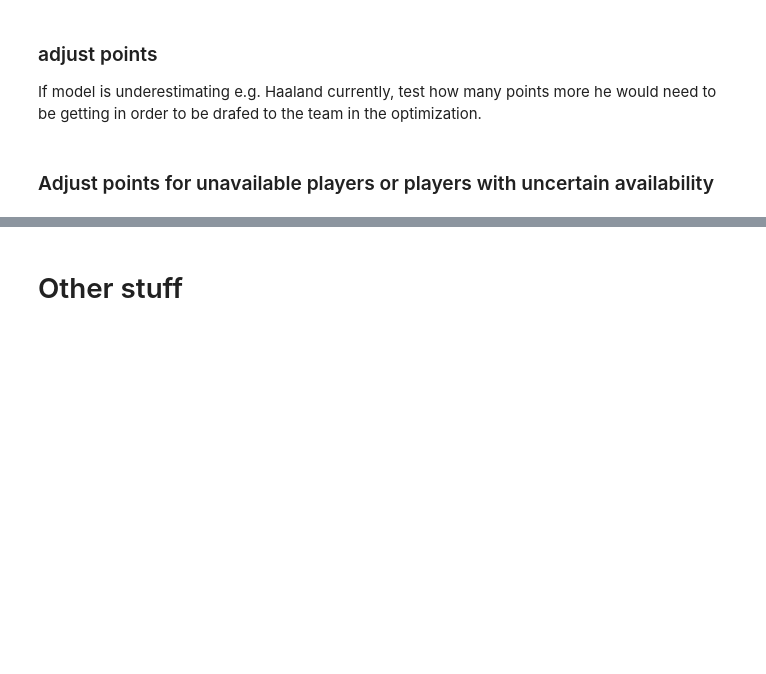
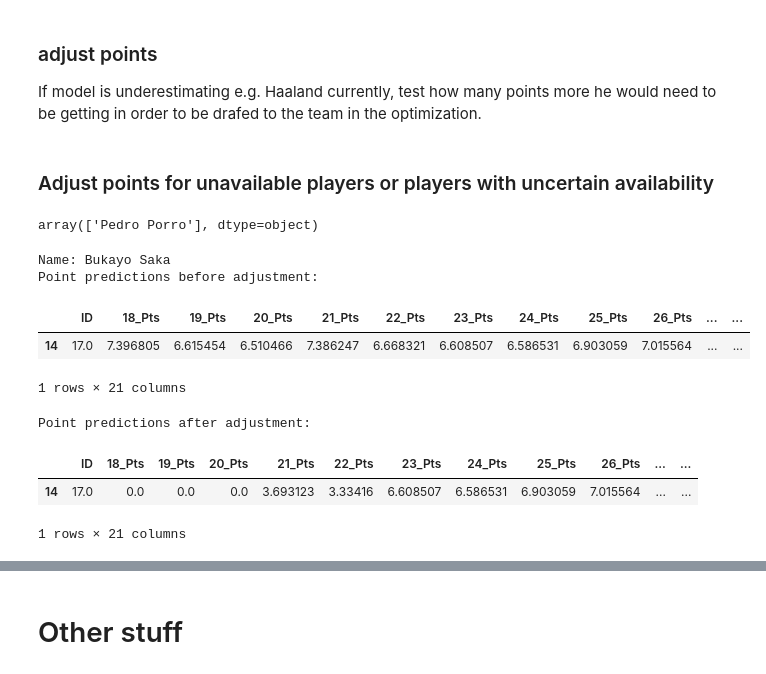
Before and after one commit to jaksticks/Fantasy-Premier-League, a Jupyter notebook: season24_25/notebooks/fplreview_style_projection_data.ipynb, the cells around one changed output, grey strips where cells are left out. Drawn from its saved outputs; the diff is of its cells as text; code cells hidden in the pictures; blank space fills up the shorter version.

Commit message:
update before week 18

```diff
--- a/season24_25/notebooks/fplreview_style_projection_data.ipynb
+++ b/season24_25/notebooks/fplreview_style_projection_data.ipynb
@@ -1,7 +1,7 @@
 # %% [markdown]
 This notebook is used to create a csv file that includes my point projections in a format similar to fplreview.com. This csv file can then be used for making advanced team optimization plans using Sertalp B. Cay's repo "fpl-optimization".
 # %%
-latest_gameweek = 16
+latest_gameweek = 17
 # %%
 import numpy as np
 import pandas as pd
@@ -12,8 +12,8 @@ import json
 Info on your own team; starting point for the optimization.
 # %%
 # get login credentials for fetching team data
-file_path = Path('../../login_credentials/fpl_login.json')
-#file_path = Path('../../login_credentials/fpl_login_2.json')
+#file_path = Path('../../login_credentials/fpl_login.json')
+file_path = Path('../../login_credentials/fpl_login_2.json')
 login_credentials = pd.read_json(file_path, typ='series')
 # %%
 # utility function for fetching team data
@@ -117,7 +216,7 @@ If model is underestimating e.g. Haaland currently, test how many points more he
 projections.loc[projections['name'].str.contains('Haal'), 'id'].unique()
 #projections.loc[projections['name'].str.contains('Palme'), 'id'].unique()
 # %%
-player_id = 351
+player_id = 4
 display(projections.loc[projections.id==player_id, 'name'].unique())
 display(projections_pivot[projections_pivot.ID==player_id])
 # %%
@@ -125,7 +224,7 @@ pts_cols = [col for col in projections_pivot.columns if 'Pts' in col]
 projections_pivot.loc[projections_pivot.ID==player_id, pts_cols].sum(axis=1) / 10
 # %%
 gameweeks = np.arange(latest_gameweek+1,latest_gameweek+11)
-add_constant = 1
+add_constant = -1
 
 for i in range(len(gameweeks)):
     projections_pivot.loc[projections_pivot.ID==player_id, f'{gameweeks[i]}_Pts'] = \
@@ -161,4 +260,18 @@ projections.loc[projections['name'].str.contains('Havert'), 'id'].unique()
 # %%
-player_id = 4
+player_id = 495
 display(projections.loc[projections.id==player_id, 'name'].unique())
+# %% [output]
+array(['Pedro Porro'], dtype=object)
+# %%
+adjust_points_via_weights(player_id=17, gameweeks=[18,19,20,21,22], weights=[0,0,0,0.5,0.5])
+# %% [output]
+Name: Bukayo Saka
+Point predictions before adjustment:
+|  | ID | 18_Pts | 19_Pts | 20_Pts | 21_Pts | 22_Pts | 23_Pts | 24_Pts | 25_Pts | 26_Pts | ... | ... |
+| 14 | 17.0 | 7.396805 | 6.615454 | 6.510466 | 7.386247 | 6.668321 | 6.608507 | 6.586531 | 6.903059 | 7.015564 | ... | ... |
+1 rows × 21 columns
+Point predictions after adjustment:
+|  | ID | 18_Pts | 19_Pts | 20_Pts | 21_Pts | 22_Pts | 23_Pts | 24_Pts | 25_Pts | 26_Pts | ... | ... |
+| 14 | 17.0 | 0.0 | 0.0 | 0.0 | 3.693123 | 3.33416 | 6.608507 | 6.586531 | 6.903059 | 7.015564 | ... | ... |
+1 rows × 21 columns
 # %%
```
Also changed, not shown: parts of 17 cells of this notebook, 7 other files.
